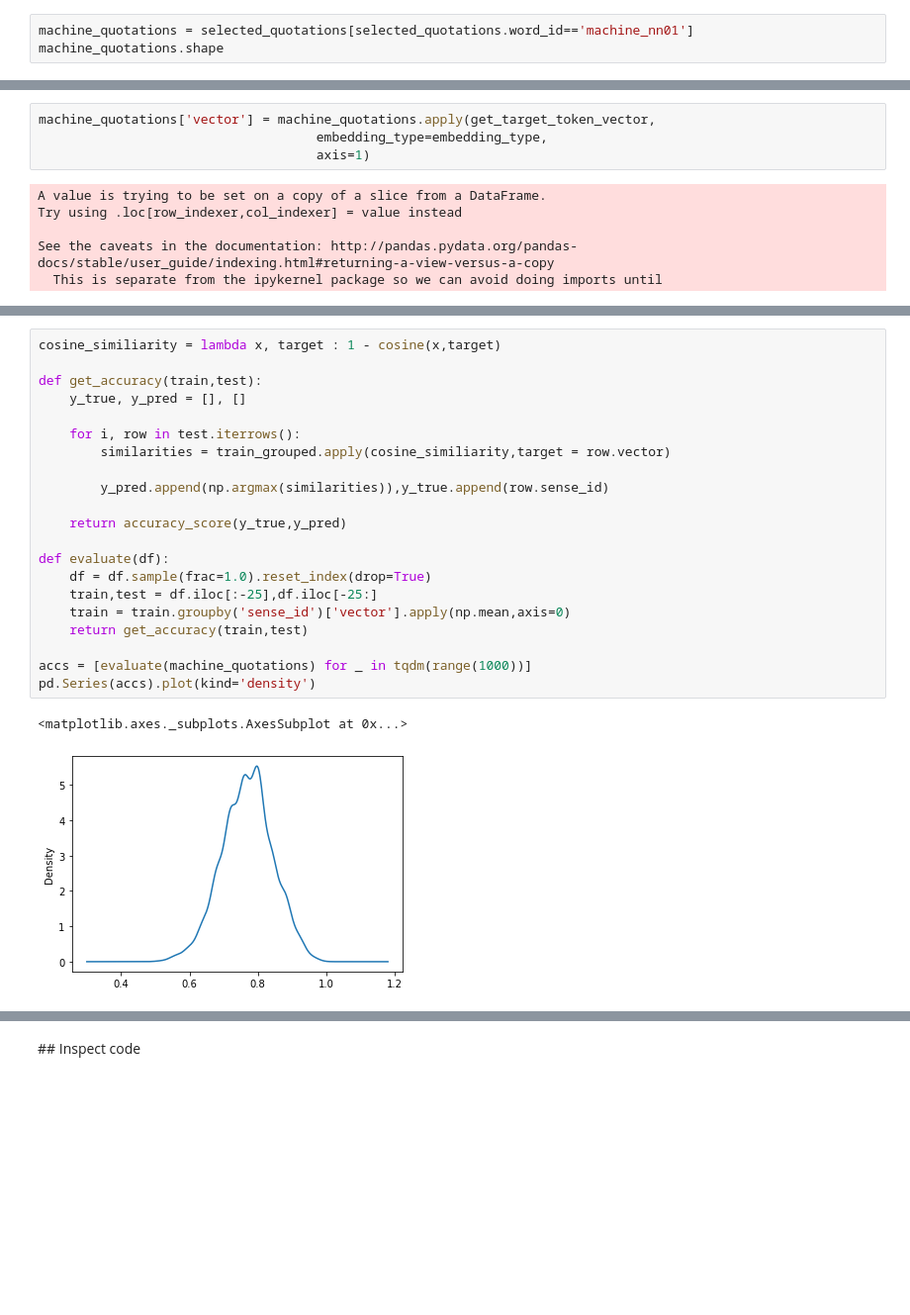
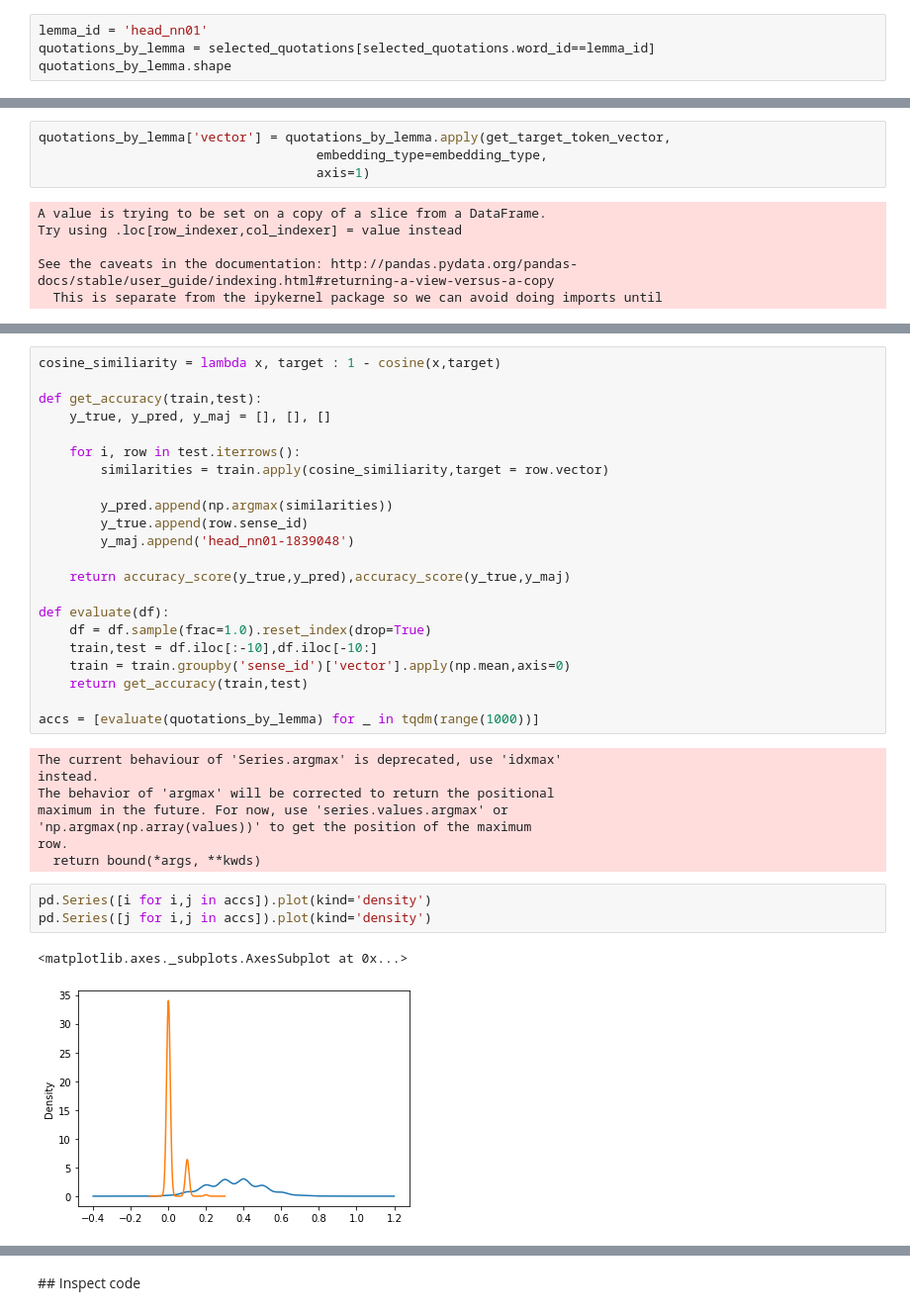
Before and after one commit to Living-with-machines/TargetedSenseDisambiguation, a Jupyter notebook: 44 - kNN BERT Baseline.ipynb, the cells around one changed output, grey strips where cells are left out. Shown at 99% size. Cells and saved outputs as stored; diff of their text form; blank space fills up the shorter version.

```diff
--- a/44 - kNN BERT Baseline.ipynb
+++ b/44 - kNN BERT Baseline.ipynb
@@ -53,4 +67,5 @@ selected_quotations.head()
 # %%
-machine_quotations = selected_quotations[selected_quotations.word_id=='machine_nn01']
-machine_quotations.shape
+lemma_id = 'head_nn01'
+quotations_by_lemma = selected_quotations[selected_quotations.word_id==lemma_id]
+quotations_by_lemma.shape
 # %% [output]
@@ -58,5 +73,5 @@ machine_quotations.shape
 # %%
-machine_quotations['vector'] = machine_quotations.apply(get_target_token_vector,
+quotations_by_lemma['vector'] = quotations_by_lemma.apply(get_target_token_vector,
                                     embedding_type=embedding_type,
                                     axis=1)
 # %% [output]
@@ -75,23 +104,35 @@ len(machine_quotations.sense_id.value_counts().to_dict())
 cosine_similiarity = lambda x, target : 1 - cosine(x,target)
 
 def get_accuracy(train,test):
-    y_true, y_pred = [], []
+    y_true, y_pred, y_maj = [], [], []
 
     for i, row in test.iterrows():
-        similarities = train_grouped.apply(cosine_similiarity,target = row.vector)
+        similarities = train.apply(cosine_similiarity,target = row.vector)
 
-        y_pred.append(np.argmax(similarities)),y_true.append(row.sense_id)
+        y_pred.append(np.argmax(similarities))
+        y_true.append(row.sense_id)
+        y_maj.append('head_nn01-1839048')
 
-    return accuracy_score(y_true,y_pred)
+    return accuracy_score(y_true,y_pred),accuracy_score(y_true,y_maj)
 
 def evaluate(df):
     df = df.sample(frac=1.0).reset_index(drop=True)
-    train,test = df.iloc[:-25],df.iloc[-25:]
+    train,test = df.iloc[:-10],df.iloc[-10:]
     train = train.groupby('sense_id')['vector'].apply(np.mean,axis=0)
     return get_accuracy(train,test)
 
-accs = [evaluate(machine_quotations) for _ in tqdm(range(1000))]
-pd.Series(accs).plot(kind='density')
+accs = [evaluate(quotations_by_lemma) for _ in tqdm(range(1000))]
 # %% [output]
-<matplotlib.axes._subplots.AxesSubplot at 0x...>
+The current behaviour of 'Series.argmax' is deprecated, use 'idxmax'
+instead.
+The behavior of 'argmax' will be corrected to return the positional
+maximum in the future. For now, use 'series.values.argmax' or
+'np.argmax(np.array(values))' to get the position of the maximum
+row.
+  return bound(*args, **kwds)
-[figure, removed]
+# %%
+pd.Series([i for i,j in accs]).plot(kind='density')
+pd.Series([j for i,j in accs]).plot(kind='density')
+# %% [output]
+<matplotlib.axes._subplots.AxesSubplot at 0x...>
+[figure, added]
```
Also changed, not shown: parts of 5 cells of this notebook.
